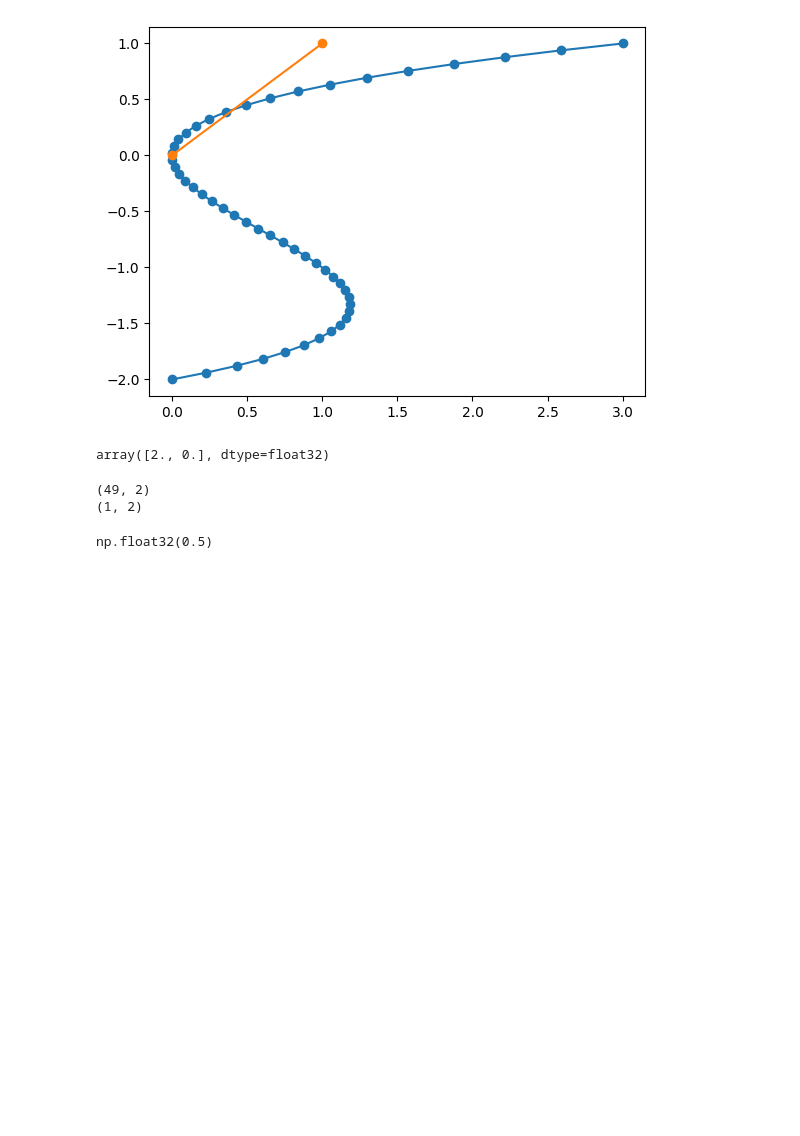
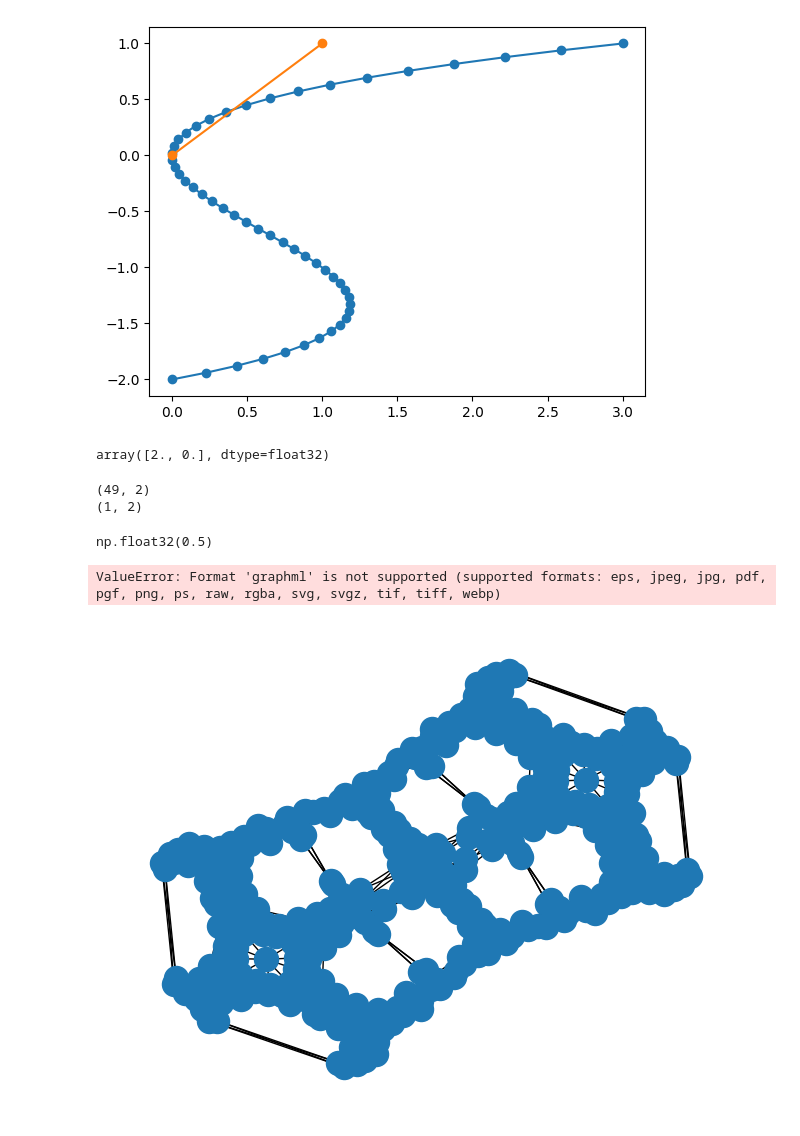
Before and after one commit to AndreiIulianMaftei/shared-bundling-repo, a Jupyter notebook: test-metrics.ipynb, the cells around one changed output. Saved outputs shown, nothing was run; the diff lists cells and outputs as text; code cells hidden in the pictures; blank space fills up the shorter version.

```diff
--- a/test-metrics.ipynb
+++ b/test-metrics.ipynb
@@ -119,0 +125,11 @@ np.float32(0.5)
+# %%
+for graphname in os.listdir("tsne_res"):
+    G = nx.read_graphml(f"tsne_res/{graphname}")
+    pos = {v: np.array([G.nodes[v]['x'], G.nodes[v]['y']]) for v in G.nodes()}
+
+    nx.draw(G,pos)
+    plt.savefig(f"test/{graphname}".replace(".graphml", ".png"))
+    plt.clf()
+# %% [output]
+ValueError: Format 'graphml' is not supported (supported formats: eps, jpeg, jpg, pdf, pgf, png, ps, raw, rgba, svg, svgz, tif, tiff, webp)
+[figure, added]
```
Also changed, not shown: parts of 1 cell of this notebook, 8 other files.
